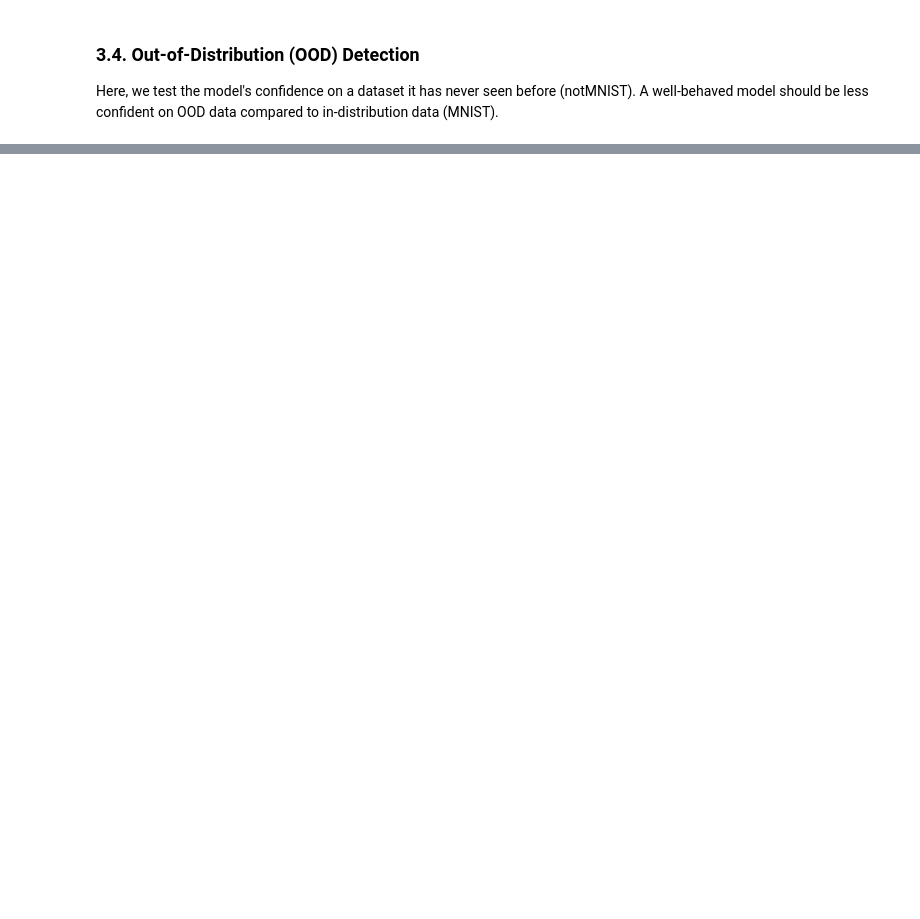
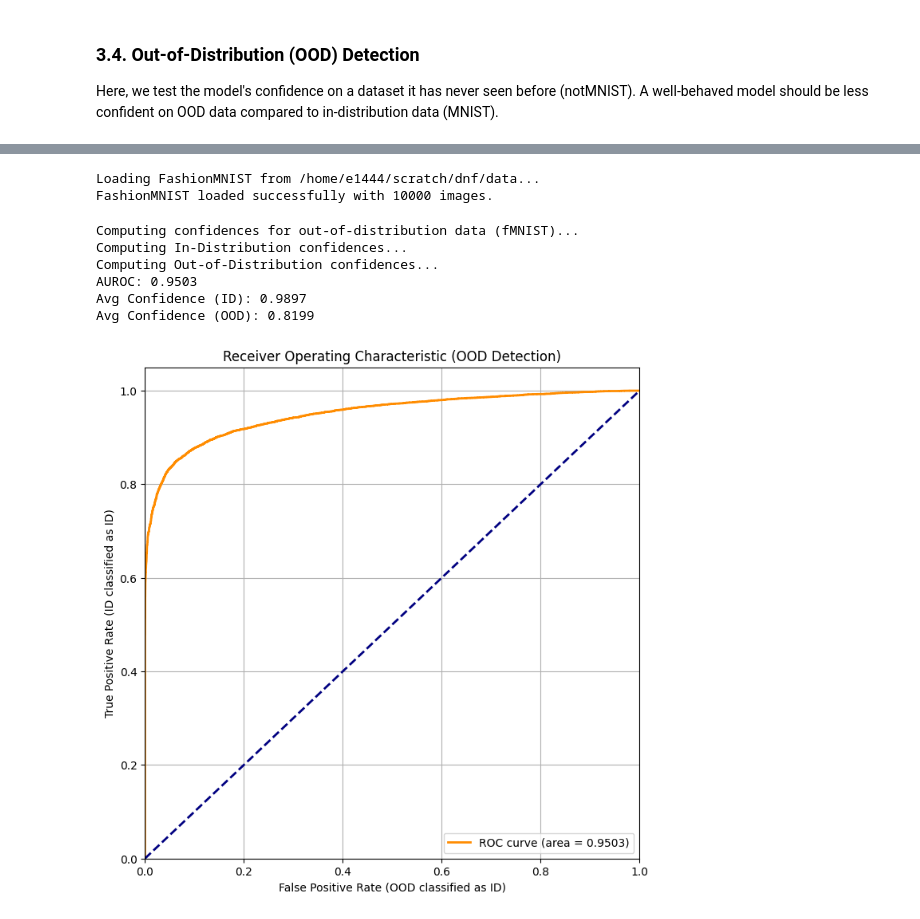
Before and after one commit to e1444/dnf, a Jupyter notebook: notebooks/evaluation.ipynb, the cells around one changed output, grey strips where cells are left out. Saved outputs shown, nothing was run; the diff lists cells and outputs as text; code cells hidden in the pictures; blank space fills up the shorter version.

```diff
--- a/notebooks/evaluation.ipynb
+++ b/notebooks/evaluation.ipynb
@@ -468,0 +281,57 @@ MAD Ratio (Gen/Real): [80.01889706 72.82626019]
+# %%
+def get_fashionmnist_loader(cfg):
+    """Downloads and creates a DataLoader for the FashionMNIST dataset."""
+    # Use the scratch root defined in config, or fallback
+    root = '/home/e1444/scratch/dnf/data'
+
+    transform_list = []
+    transform_list.append(transforms.Grayscale(num_output_channels=1))
+
+    # Replicate the exact transform pipeline used for MNIST training
+    if cfg.dataset.transform:
+        for t_cfg in cfg.dataset.transform:
+            if t_cfg["type"] == "Dequantize":
+                transform_list.append(Dequantize())
+                continue
+
+            transform_config = {'_target_': f'torchvision.transforms.{t_cfg["type"]}'}
+            if 'params' in t_cfg and t_cfg.params:
+                transform_config.update(t_cfg.params)
+            if 'mean' in t_cfg and 'std' in t_cfg:
+                transform_config['mean'] = t_cfg['mean']
+                transform_config['std'] = t_cfg['std']
+            transform_list.append(hydra.utils.instantiate(transform_config))
+
+    transform = transforms.Compose(transform_list)
+
+    try:
+        print(f"Loading FashionMNIST from {root}...")
+        # train=False loads the test set (10k images)
+        fmnist_dataset = datasets.FashionMNIST(root=root, train=False, download=True, transform=transform)
+        fmnist_loader = DataLoader(fmnist_dataset, batch_size=cfg.dataset.batch_size, shuffle=False, num_workers=cfg.dataset.num_workers)
+        print(f"FashionMNIST loaded successfully with {len(fmnist_dataset)} images.")
+        return fmnist_loader
+    except Exception as e:
+        print(f"Failed to create FashionMNIST loader: {e}")
+        return None
+
+fmnist_loader = get_fashionmnist_loader(cfg.data)
+# %% [output]
+Loading FashionMNIST from /home/e1444/scratch/dnf/data...
+FashionMNIST loaded successfully with 10000 images.
+# %%
+if fmnist_loader:
+    print("\nComputing confidences for out-of-distribution data (fMNIST)...")
+    get_ood_confidences_and_plot(
+        model, test_loader, fmnist_loader, device, cfg, final_target_dists
+    )
+else:
+    print("Could not run OOD analysis because notMNIST failed to load.")
+# %% [output]
+Computing confidences for out-of-distribution data (fMNIST)...
+Computing In-Distribution confidences...
+Computing Out-of-Distribution confidences...
+AUROC: 0.9503
+Avg Confidence (ID): 0.9897
+Avg Confidence (OOD): 0.8199
+[figure, added]
```
Also changed, not shown: parts of 16 cells of this notebook, 1 other file.
